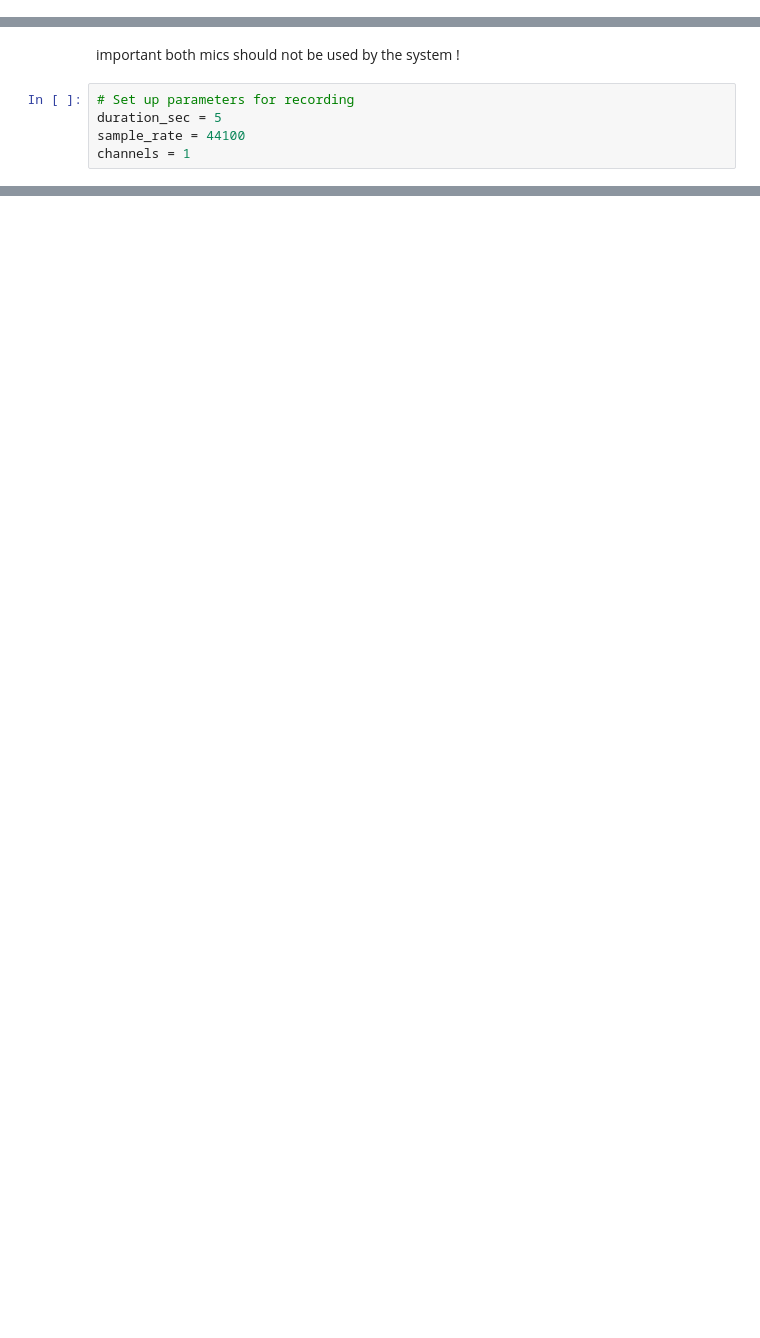
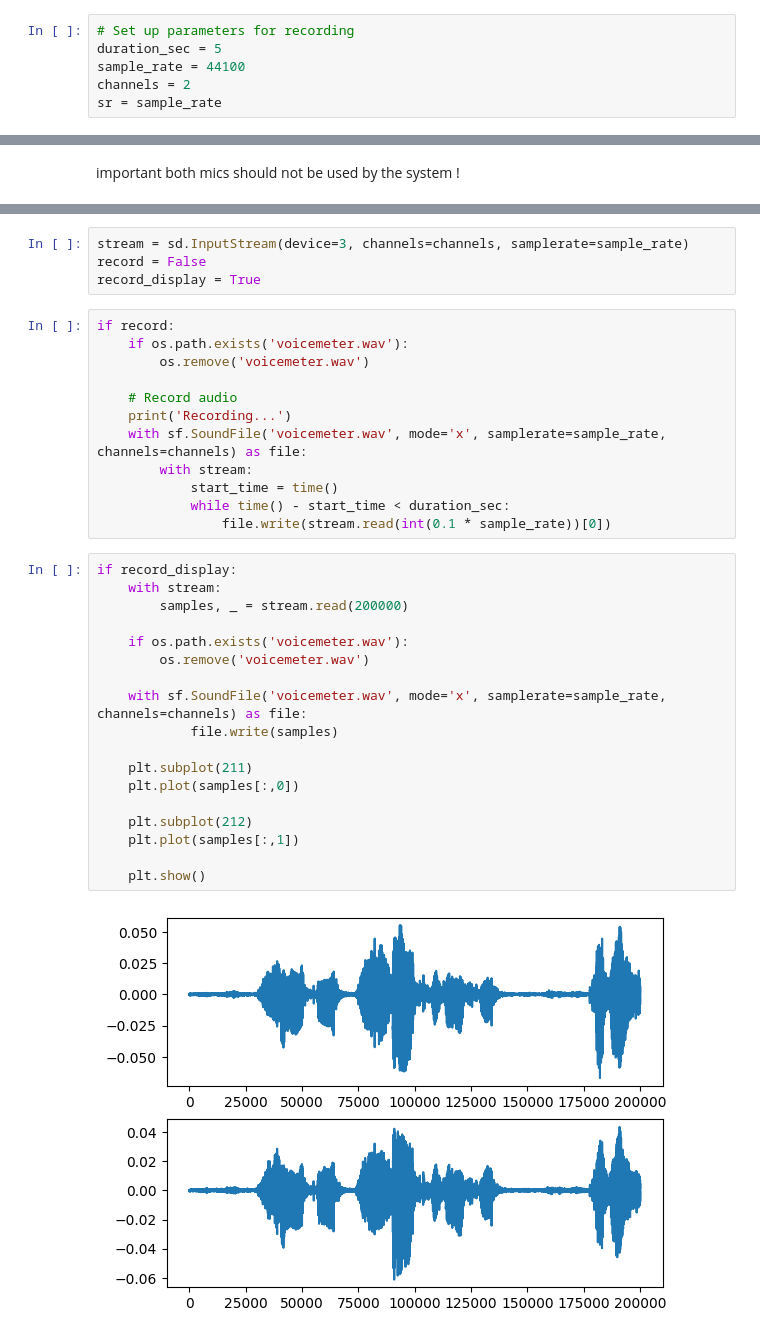
Before and after one commit to GKrafft2/Semester-project-MA4, a Jupyter notebook: DOA/multiple mics.ipynb, the cells around one changed output, grey strips where cells are left out. Saved outputs shown, nothing was run; the diff lists cells and outputs as text; blank space fills up the shorter version.

```diff
--- a/DOA/multiple mics.ipynb
+++ b/DOA/multiple mics.ipynb
@@ -10,0 +16,6 @@ import numpy as np
+# %%
+# Set up parameters for recording
+duration_sec = 5
+sample_rate = 44100
+channels = 2
+sr = sample_rate
@@ -11,7 +117,2 @@ import numpy as np
 # %% [markdown]
 important both mics should not be used by the system !
-# %%
-# Set up parameters for recording
-duration_sec = 5
-sample_rate = 44100
-channels = 1
@@ -45,0 +121,36 @@ with sf.SoundFile('recording_1.wav', mode='x', samplerate=sample_rate, channels=
+# %%
+stream = sd.InputStream(device=3, channels=channels, samplerate=sample_rate)
+record = False
+record_display = True
+# %%
+if record:
+    if os.path.exists('voicemeter.wav'):
+        os.remove('voicemeter.wav')
+
+    # Record audio
+    print('Recording...')
+    with sf.SoundFile('voicemeter.wav', mode='x', samplerate=sample_rate, channels=channels) as file:
+        with stream:
+            start_time = time()
+            while time() - start_time < duration_sec:
+                file.write(stream.read(int(0.1 * sample_rate))[0])
+# %%
+if record_display:
+    with stream:
+        samples, _ = stream.read(200000)
+
+    if os.path.exists('voicemeter.wav'):
+        os.remove('voicemeter.wav')
+
+    with sf.SoundFile('voicemeter.wav', mode='x', samplerate=sample_rate, channels=channels) as file:
+            file.write(samples)
+
+    plt.subplot(211)
+    plt.plot(samples[:,0])
+
+    plt.subplot(212)
+    plt.plot(samples[:,1])
+
+    plt.show()
+# %% [output]
+[figure, added]
```
Also changed, not shown: parts of 24 cells of this notebook, 4 other files.
